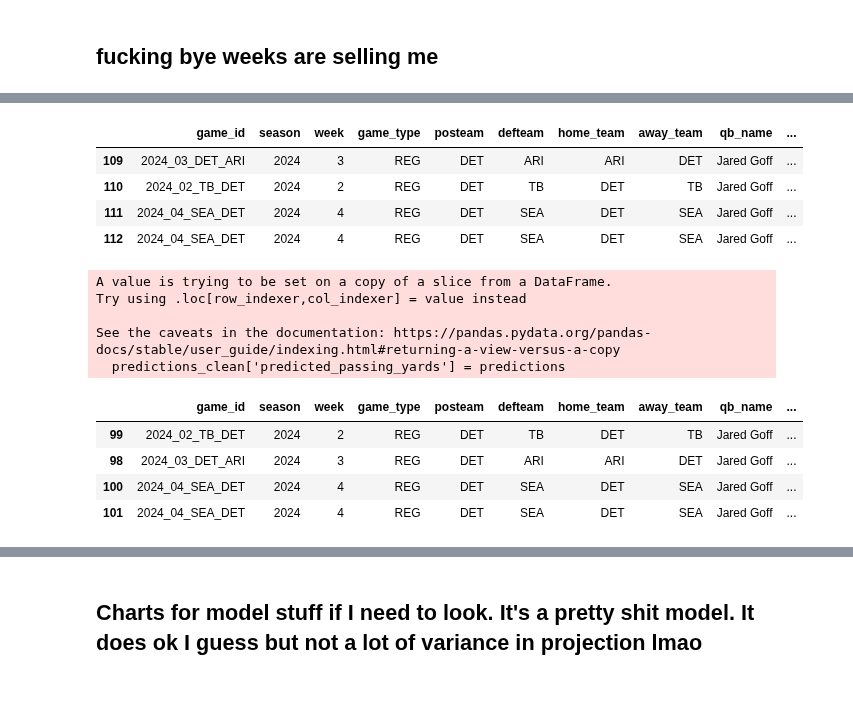
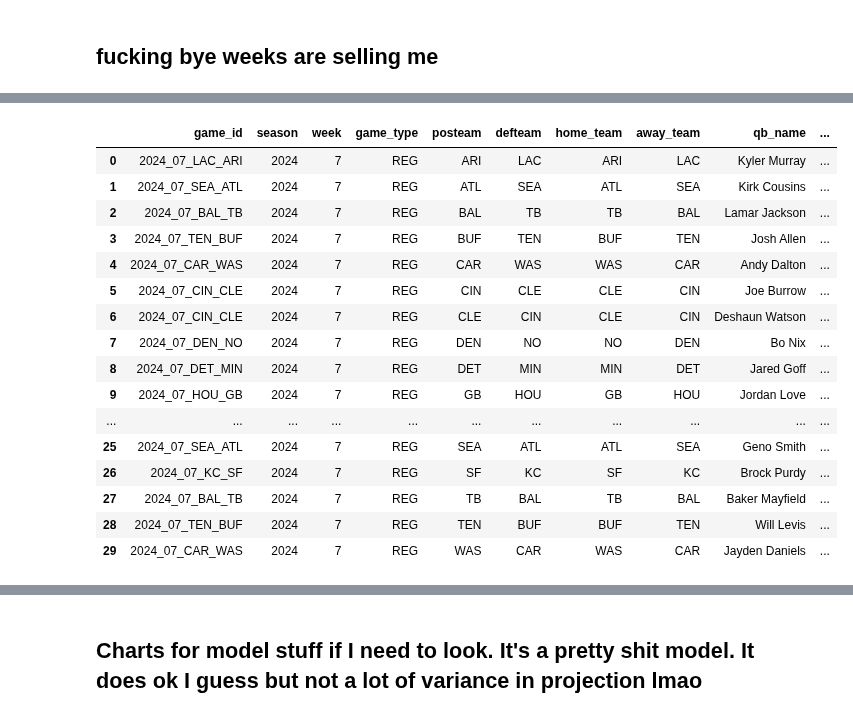
Before and after one commit to bhuggard/CheckTheCover, a Jupyter notebook: testnocom.ipynb, the cells around one changed output, grey strips where cells are left out. Saved outputs shown, nothing was run; the diff lists cells and outputs as text; code cells hidden in the pictures; blank space fills up the shorter version.

```diff
--- a/testnocom.ipynb
+++ b/testnocom.ipynb
@@ -752,8 +784,0 @@ full_pred_features['home_flag_defense'] = full_pred_features['defteam'] == full_
-# %%
-full_pred_features[full_pred_features['posteam'] == 'DET']
-# %% [output]
-|  | game_id | season | week | game_type | posteam | defteam | home_team | away_team | qb_name | ... |
-| 109 | 2024_03_DET_ARI | 2024 | 3 | REG | DET | ARI | ARI | DET | Jared Goff | ... |
-| 110 | 2024_02_TB_DET | 2024 | 2 | REG | DET | TB | DET | TB | Jared Goff | ... |
-| 111 | 2024_04_SEA_DET | 2024 | 4 | REG | DET | SEA | DET | SEA | Jared Goff | ... |
-| 112 | 2024_04_SEA_DET | 2024 | 4 | REG | DET | SEA | DET | SEA | Jared Goff | ... |
@@ -764,3 +785,23 @@ predictions_clean = full_pred_features[selected_columns]
+# %%
+full_pred_features
+# %% [output]
+|  | game_id | season | week | game_type | posteam | defteam | home_team | away_team | qb_name | ... |
+| 0 | 2024_07_LAC_ARI | 2024 | 7 | REG | ARI | LAC | ARI | LAC | Kyler Murray | ... |
+| 1 | 2024_07_SEA_ATL | 2024 | 7 | REG | ATL | SEA | ATL | SEA | Kirk Cousins | ... |
+| 2 | 2024_07_BAL_TB | 2024 | 7 | REG | BAL | TB | TB | BAL | Lamar Jackson | ... |
+| 3 | 2024_07_TEN_BUF | 2024 | 7 | REG | BUF | TEN | BUF | TEN | Josh Allen | ... |
+| 4 | 2024_07_CAR_WAS | 2024 | 7 | REG | CAR | WAS | WAS | CAR | Andy Dalton | ... |
+| 5 | 2024_07_CIN_CLE | 2024 | 7 | REG | CIN | CLE | CLE | CIN | Joe Burrow | ... |
+| 6 | 2024_07_CIN_CLE | 2024 | 7 | REG | CLE | CIN | CLE | CIN | Deshaun Watson | ... |
+| 7 | 2024_07_DEN_NO | 2024 | 7 | REG | DEN | NO | NO | DEN | Bo Nix | ... |
+| 8 | 2024_07_DET_MIN | 2024 | 7 | REG | DET | MIN | MIN | DET | Jared Goff | ... |
+| 9 | 2024_07_HOU_GB | 2024 | 7 | REG | GB | HOU | GB | HOU | Jordan Love | ... |
+| ... | ... | ... | ... | ... | ... | ... | ... | ... | ... | ... |
+| 25 | 2024_07_SEA_ATL | 2024 | 7 | REG | SEA | ATL | ATL | SEA | Geno Smith | ... |
+| 26 | 2024_07_KC_SF | 2024 | 7 | REG | SF | KC | SF | KC | Brock Purdy | ... |
+| 27 | 2024_07_BAL_TB | 2024 | 7 | REG | TB | BAL | TB | BAL | Baker Mayfield | ... |
+| 28 | 2024_07_TEN_BUF | 2024 | 7 | REG | TEN | BUF | BUF | TEN | Will Levis | ... |
+| 29 | 2024_07_CAR_WAS | 2024 | 7 | REG | WAS | CAR | WAS | CAR | Jayden Daniels | ... |
 # %%
 # Function to make predictions on a new dataframe
 def make_predictions(new_data, model, preprocessor, features, categorical_columns, numeric_columns):
@@ -777,19 +818,3 @@ def make_predictions(new_data, model, preprocessor, features, categorical_column
 # %%
 # Call the function to make predictions
 predictions = make_predictions(full_pred_features, lgb_model, preprocessor, features, categorical_columns, numeric_columns)
-
-predictions_clean['predicted_passing_yards'] = predictions
-# %% [output]
-A value is trying to be set on a copy of a slice from a DataFrame.
-Try using .loc[row_indexer,col_indexer] = value instead
-
-See the caveats in the documentation: https://pandas.pydata.org/pandas-docs/stable/user_guide/indexing.html#returning-a-view-versus-a-copy
-  predictions_clean['predicted_passing_yards'] = predictions
-# %%
-predictions_clean[predictions_clean['posteam'] == 'DET'].sort_values(by='week')
-# %% [output]
-|  | game_id | season | week | game_type | posteam | defteam | home_team | away_team | qb_name | ... |
-| 99 | 2024_02_TB_DET | 2024 | 2 | REG | DET | TB | DET | TB | Jared Goff | ... |
-| 98 | 2024_03_DET_ARI | 2024 | 3 | REG | DET | ARI | ARI | DET | Jared Goff | ... |
-| 100 | 2024_04_SEA_DET | 2024 | 4 | REG | DET | SEA | DET | SEA | Jared Goff | ... |
-| 101 | 2024_04_SEA_DET | 2024 | 4 | REG | DET | SEA | DET | SEA | Jared Goff | ... |
```
Also changed, not shown: parts of 29 cells of this notebook.
